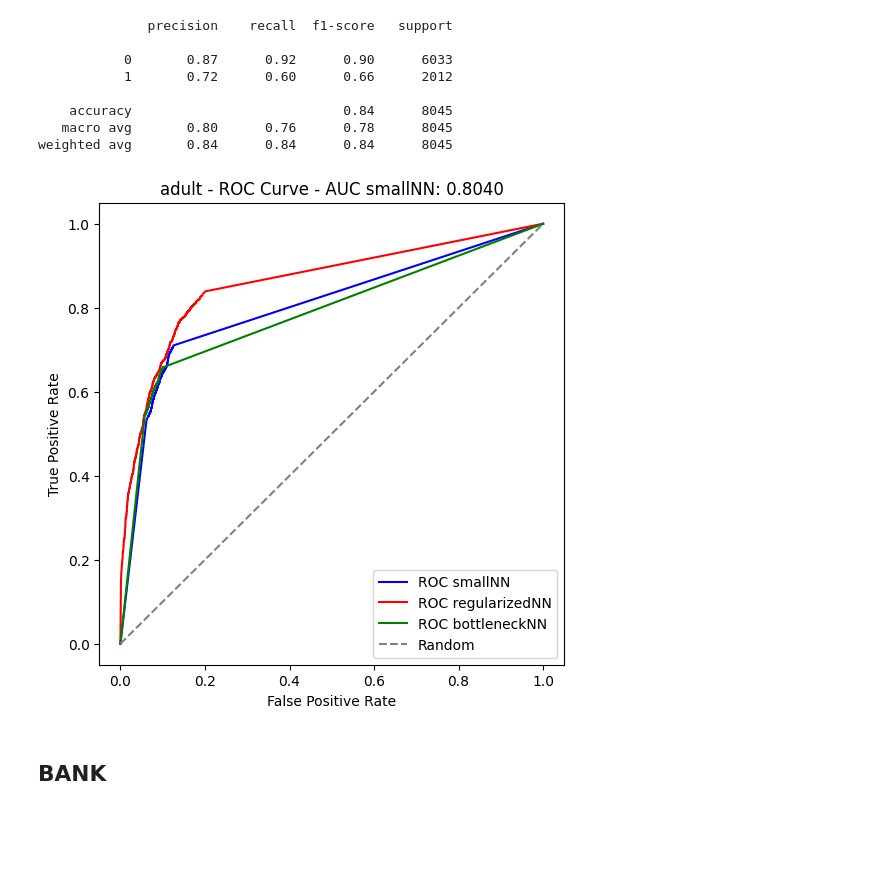
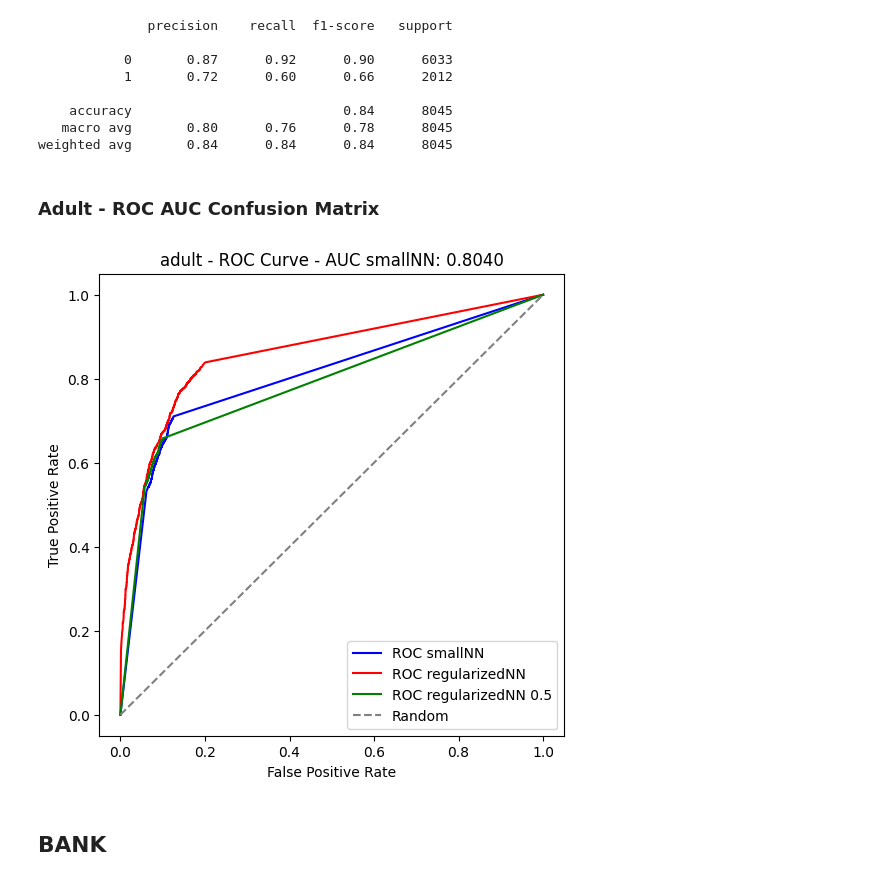
Before and after one commit to MatteoVicenzino/XAI_robustness_analysis, a Jupyter notebook: tuning_new_model.ipynb, the cells around one changed output. Saved outputs shown, nothing was run; the diff lists cells and outputs as text; code cells hidden in the pictures; blank space fills up the shorter version.

Commit message:
evaluating results

```diff
--- a/tuning_new_model.ipynb
+++ b/tuning_new_model.ipynb
@@ -14,15 +14,23 @@ from sklearn.metrics import roc_auc_score, roc_curve
 # %% [markdown]
 # **Tuning of hyperparameters to train model**
 # %%
-def plot_roc(y_val, results):
+def plot_roc(y_val, result4, result5, result6, dataset_name):
     y_val_labels = y_val.detach().numpy().argmax(axis=1)
 
-    roc = roc_auc_score(y_val_labels, results['pred_proba'][0][:,1])
-    fpr, tpr, _ = roc_curve(y_val_labels, results['pred_proba'][0][:,1])
+    roc4 = roc_auc_score(y_val_labels, result4['pred_proba'][0][:,1])
+    fpr4, tpr4, _ = roc_curve(y_val_labels, result4['pred_proba'][0][:,1])
+
+    roc5 = roc_auc_score(y_val_labels, result5['pred_proba'][0][:,1])
+    fpr5, tpr5, _ = roc_curve(y_val_labels, result5['pred_proba'][0][:,1])
+
+    roc6 = roc_auc_score(y_val_labels, result6['pred_proba'][0][:,1])
+    fpr6, tpr6, _ = roc_curve(y_val_labels, result6['pred_proba'][0][:,1])
 
     plt.figure(figsize=(6,6))
-    plt.title(f'ROC AUC Curve - AUC: {roc:.4f}')
-    plt.plot(fpr, tpr, color='blue', label='ROC')
+    plt.title(f'{dataset_name} - ROC Curve - AUC smallNN: {roc4:.4f}')
+    plt.plot(fpr4, tpr4, color='blue', label='ROC smallNN')
+    plt.plot(fpr5, tpr5, color='red', label='ROC regularizedNN')
+    plt.plot(fpr6, tpr6, color='green', label='ROC regularizedNN 0.5')
     plt.plot([0,1],[0,1], color='grey', linestyle='--', label='Random')
     plt.xlabel('False Positive Rate')
     plt.ylabel('True Positive Rate')
@@ -105,27 +126,9 @@ result6 = eval_net(dataset_name, 'model6')
     accuracy                           0.84      8045
    macro avg       0.80      0.76      0.78      8045
 weighted avg       0.84      0.84      0.84      8045
-# %%
-y_val_labels = y_val.detach().numpy().argmax(axis=1)
-
-roc4 = roc_auc_score(y_val_labels, result4['pred_proba'][0][:,1])
-fpr4, tpr4, _ = roc_curve(y_val_labels, result4['pred_proba'][0][:,1])
-
-roc5 = roc_auc_score(y_val_labels, result5['pred_proba'][0][:,1])
-fpr5, tpr5, _ = roc_curve(y_val_labels, result5['pred_proba'][0][:,1])
-
-roc6 = roc_auc_score(y_val_labels, result6['pred_proba'][0][:,1])
-fpr6, tpr6, _ = roc_curve(y_val_labels, result6['pred_proba'][0][:,1])
-
-plt.figure(figsize=(6,6))
-plt.title(f'{dataset_name} - ROC Curve - AUC smallNN: {roc4:.4f}')
-plt.plot(fpr4, tpr4, color='blue', label='ROC smallNN')
-plt.plot(fpr5, tpr5, color='red', label='ROC regularizedNN')
-plt.plot(fpr6, tpr6, color='green', label='ROC bottleneckNN')
-plt.plot([0,1],[0,1], color='grey', linestyle='--', label='Random')
-plt.xlabel('False Positive Rate')
-plt.ylabel('True Positive Rate')
-plt.legend()
-plt.show()
-# %% [output]
-[figure, removed]
+# %% [markdown]
+### Adult - ROC AUC Confusion Matrix
+# %%
+plot_roc(y_val, result4, result5, result6, dataset_name)
+# %% [output]
+[figure, added]
```
Also changed, not shown: parts of 28 cells of this notebook.
